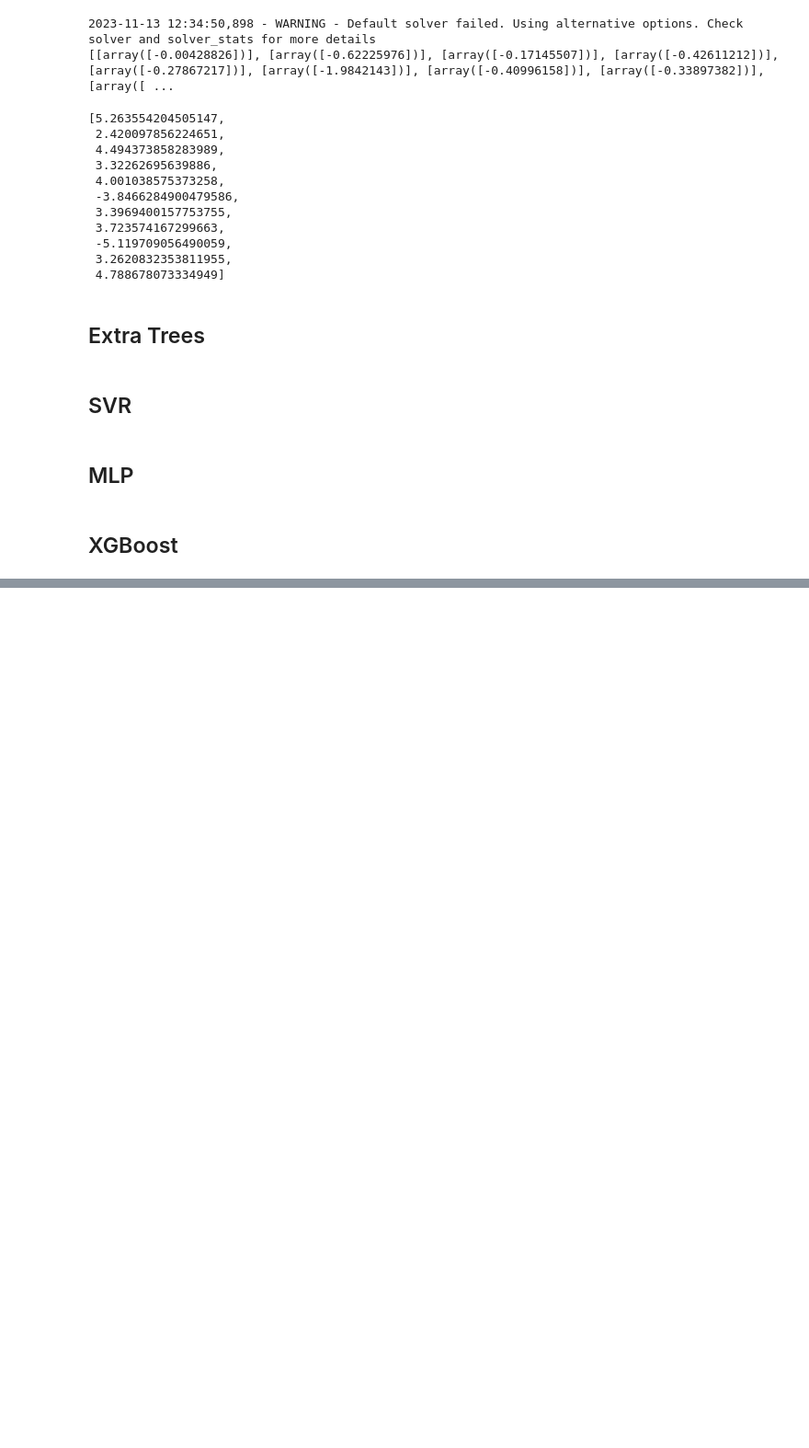
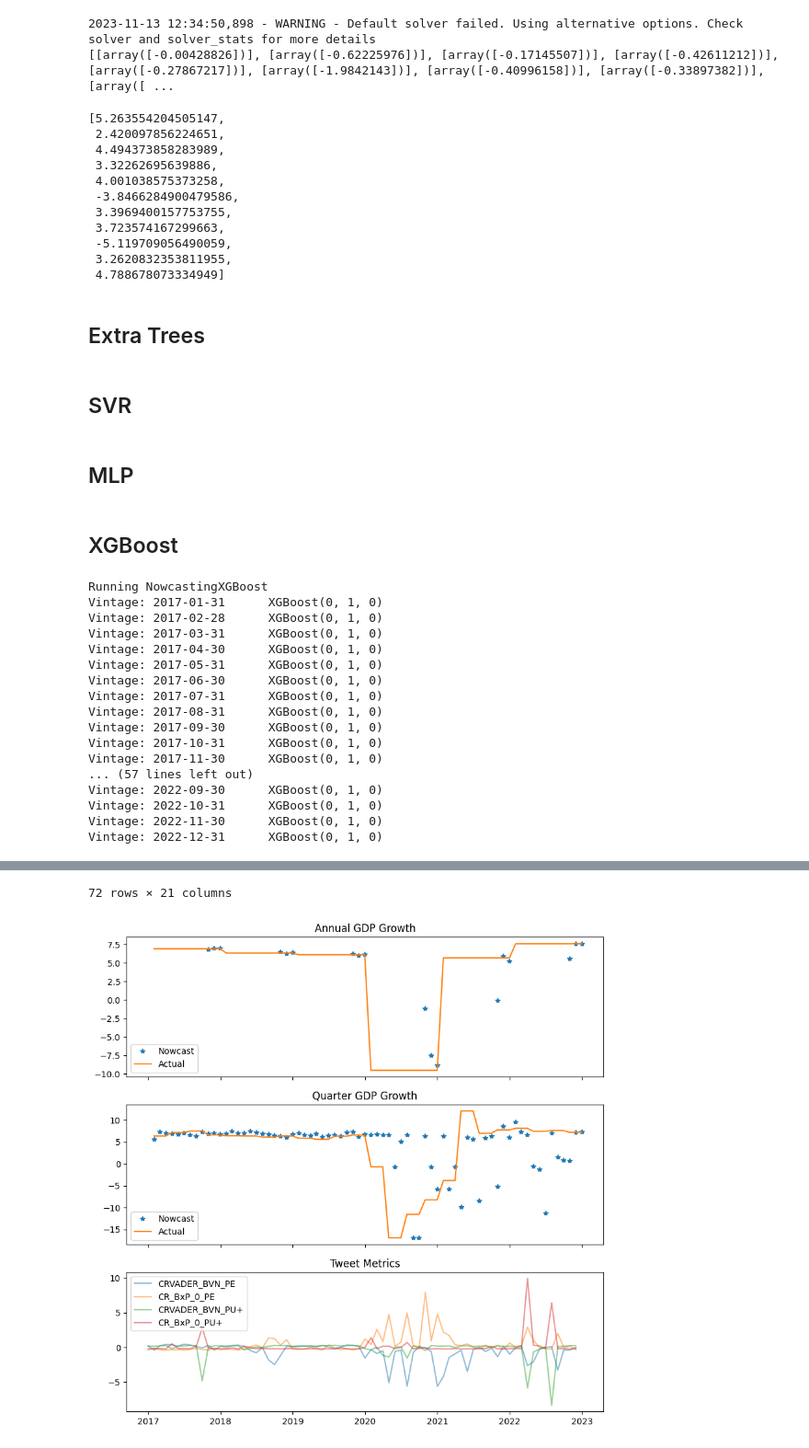
Before and after one commit to tiubenedict/TweetsNowcast, a Jupyter notebook: Nowcasting-M.ipynb, the cells around one changed output, grey strips where cells are left out. Shown at 92% size. Saved outputs shown, nothing was run; the diff lists cells and outputs as text; code cells hidden in the pictures; blank space fills up the shorter version.

```diff
--- a/Nowcasting-M.ipynb
+++ b/Nowcasting-M.ipynb
@@ -1236,7 +1236,7 @@ class NowcastingXGBoost(NowcastingPH_M):
         X_train = df_train.loc[:, df_train.columns.drop('target')]
         y_train = df_train.loc[:, 'target']
 
-        model = XGBRegressor()
+        model = XGBRegressor(nthread=1)
         model.fit(X_train, y_train)
         self.prefix = f'XGBoost{lag_order}'    # Override class name
 
@@ -1276,7 +1276,7 @@ target = 'GDP'
 kmpair = {'PE': ['CRVADER_BVN','CR_BxP_0'],'PU+': ['CRVADER_BVN','CR_BxP_0']}
 window = 1000
 model = NowcastingXGBoost(lag_order=(0,1,0), kmpair=kmpair, target=target) # lag_order = target_lag, tweet_lag, econ_lag
-summary = model.run(window=window,save_aggregate=True, with_econ=False, with_tweets=True, multiprocess=0)
+summary = model.run(window=window,save_aggregate=True, with_econ=False, with_tweets=True, multiprocess=processes)
 tweets = model.load_tweets('2023-01-01', kmpair=kmpair, window=window+72).loc[dt.datetime(2017,1,1):,:]
 tweets.index = tweets.index.to_timestamp()
 
@@ -1295,3 +1295,21 @@ axs[2].legend(loc=2)
 axs[2].set_title('Tweet Metrics')
 fig.show()
 summary
+# %% [output]
+Running NowcastingXGBoost
+Vintage: 2017-01-31      XGBoost(0, 1, 0)
+Vintage: 2017-02-28      XGBoost(0, 1, 0)
+Vintage: 2017-03-31      XGBoost(0, 1, 0)
+Vintage: 2017-04-30      XGBoost(0, 1, 0)
+Vintage: 2017-05-31      XGBoost(0, 1, 0)
+Vintage: 2017-06-30      XGBoost(0, 1, 0)
+Vintage: 2017-07-31      XGBoost(0, 1, 0)
+Vintage: 2017-08-31      XGBoost(0, 1, 0)
+Vintage: 2017-09-30      XGBoost(0, 1, 0)
+Vintage: 2017-10-31      XGBoost(0, 1, 0)
+Vintage: 2017-11-30      XGBoost(0, 1, 0)
+... (57 lines left out)
+Vintage: 2022-09-30      XGBoost(0, 1, 0)
+Vintage: 2022-10-31      XGBoost(0, 1, 0)
+Vintage: 2022-11-30      XGBoost(0, 1, 0)
+Vintage: 2022-12-31      XGBoost(0, 1, 0)
@@ -1297,0 +1328,2 @@ summary
+72 rows × 21 columns
+[figure, added]
```
Also changed, not shown: parts of 1 cell of this notebook.
